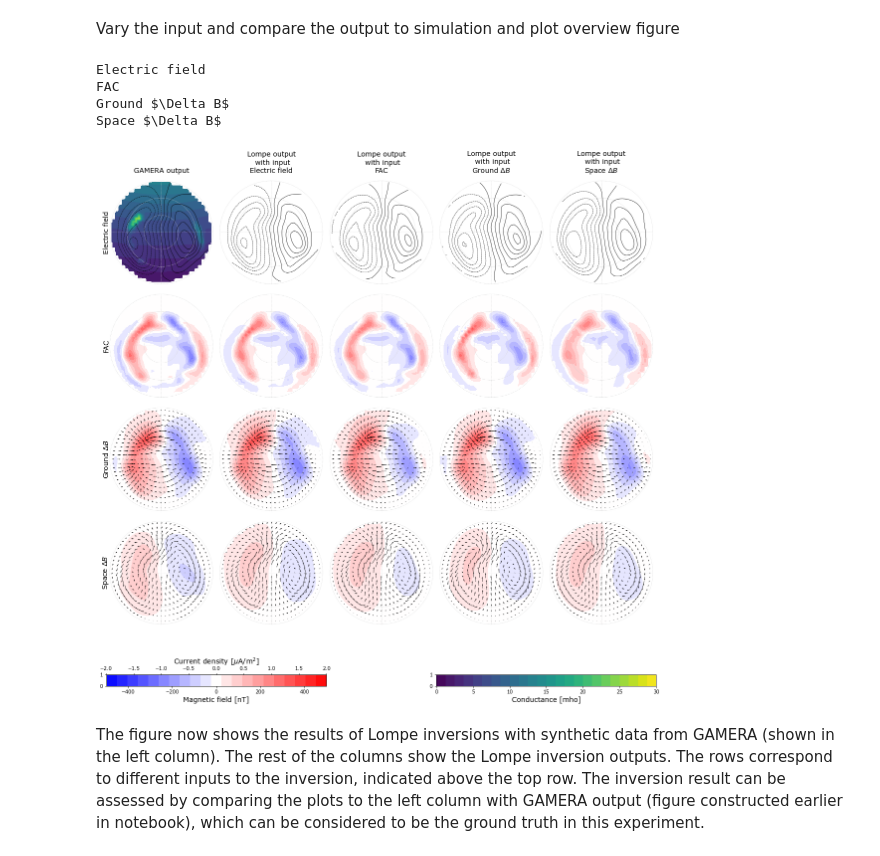
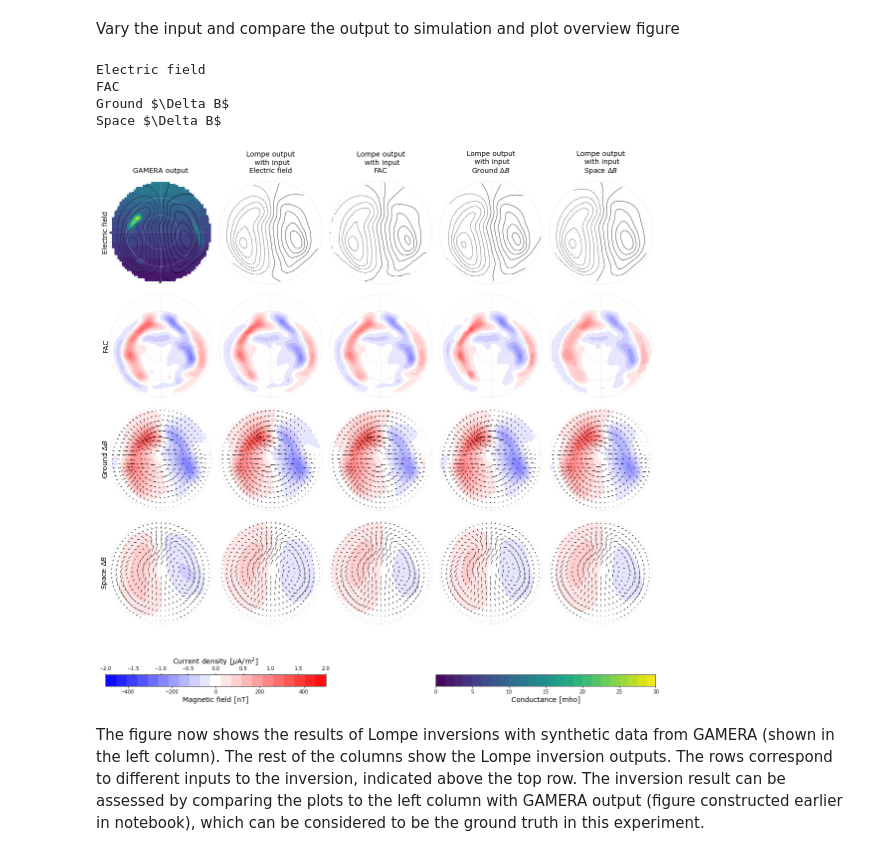
Before and after one commit to klaundal/lompe, a Jupyter notebook: examples/synthetic_global_data_example.ipynb, the cells around one changed output. Cells and saved outputs as stored; diff of their text form; code cells hidden in the pictures.

Commit message:
synthetic example for review paper

```diff
--- a/examples/synthetic_global_data_example.ipynb
+++ b/examples/synthetic_global_data_example.ipynb
@@ -53,7 +53,7 @@ Set up cubed sphere grid and interpolate all quantities from GAMERA to that grid
 # %%
 position = (0, 90) # lon, lat for center of the grid
 orientation = 0.
-L, W, Lres, Wres = 15000e3, 15000e3, 200.e3, 200.e3 # dimensions and resolution of grid, in meters
+L, W, Lres, Wres = 15000e3, 15000e3, 150.e3, 150.e3 # dimensions and resolution of grid, in meters
 
 # inner grid:
 grid = lompe.cs.CSgrid(lompe.cs.CSprojection(position, orientation), L, W, Lres, Wres, R = 6380e3 + 120e3)
@@ -231,33 +231,38 @@ paxes[3, 0].quiver(vmlat, vmlt, Bns_v, Bes_v)
 
 for i in range(nrows):
     paxes[i, 0].text(60, 18, names[i], size = 14, ha = 'right', rotation = 90, va = 'center')
 
 axes[ 0, 0].set_title('GAMERA output', size = 14)
 
 
 
 # draw colorbars:
 cbar_ax1  = plt.subplot(gs[-1, 0:res*2])
 cbar_ax1_ = plt.twiny(cbar_ax1)
 cbar_ax1_.set_xlim(jlevels[0]*1e6, jlevels[-1]*1e6)
 cbar_ax1_.set_xlabel('Current density [$\mu$A/m$^2$]', size = 14)
 
 cbar_ax1.contourf(np.vstack((blevels, blevels))*1e9, np.vstack((blevels*0, blevels*0+1)), np.vstack((blevels, blevels)), cmap = plt.cm.bwr, levels = blevels)
 cbar_ax1.set_xlabel('Magnetic field [nT]', size = 14)
 
 cbar_ax2 = plt.subplot(gs[-1, 3*res:5*res])
 cbar_ax2.contourf(np.vstack((clevels, clevels)), np.vstack((clevels*0, clevels*0+1)), np.vstack((clevels, clevels)), levels = clevels)
 cbar_ax2.set_xlabel('Conductance [mho]', size = 14)
 
+for a in [cbar_ax1, cbar_ax2]:
+    a.set_yticks([])
+
 # adjust plots, remove axis labels
 plt.subplots_adjust(left = 0.03, right = .99, top = .94, bottom = .05, wspace = 0, hspace = 0)
 
+plt.savefig('ideal_lompe_example.pdf')
+plt.savefig('ideal_lompe_example.png', dpi = 250)
 plt.show()
 # %% [output]
 Electric field
 FAC
 Ground $\Delta B$
 Space $\Delta B$
-[figure, old version]
+[figure, new version]
 # %% [markdown]
 The figure now shows the results of Lompe inversions with synthetic data from GAMERA (shown in the left column). The rest of the columns show the Lompe inversion outputs. The rows correspond to different inputs to the inversion, indicated above the top row. The inversion result can be assessed by comparing the plots to the left column with GAMERA output (figure constructed earlier in notebook), which can be considered to be the ground truth in this experiment.
```
